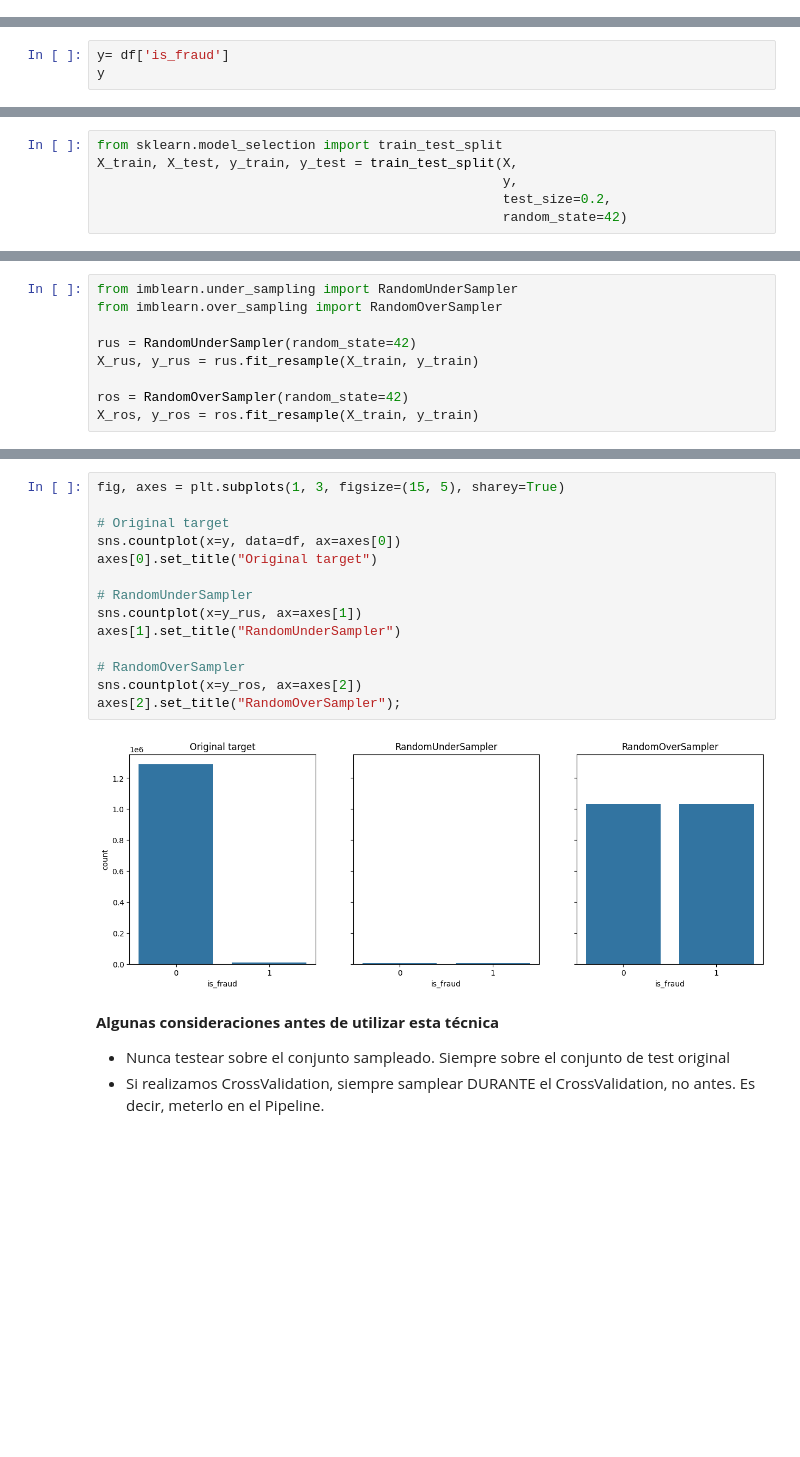
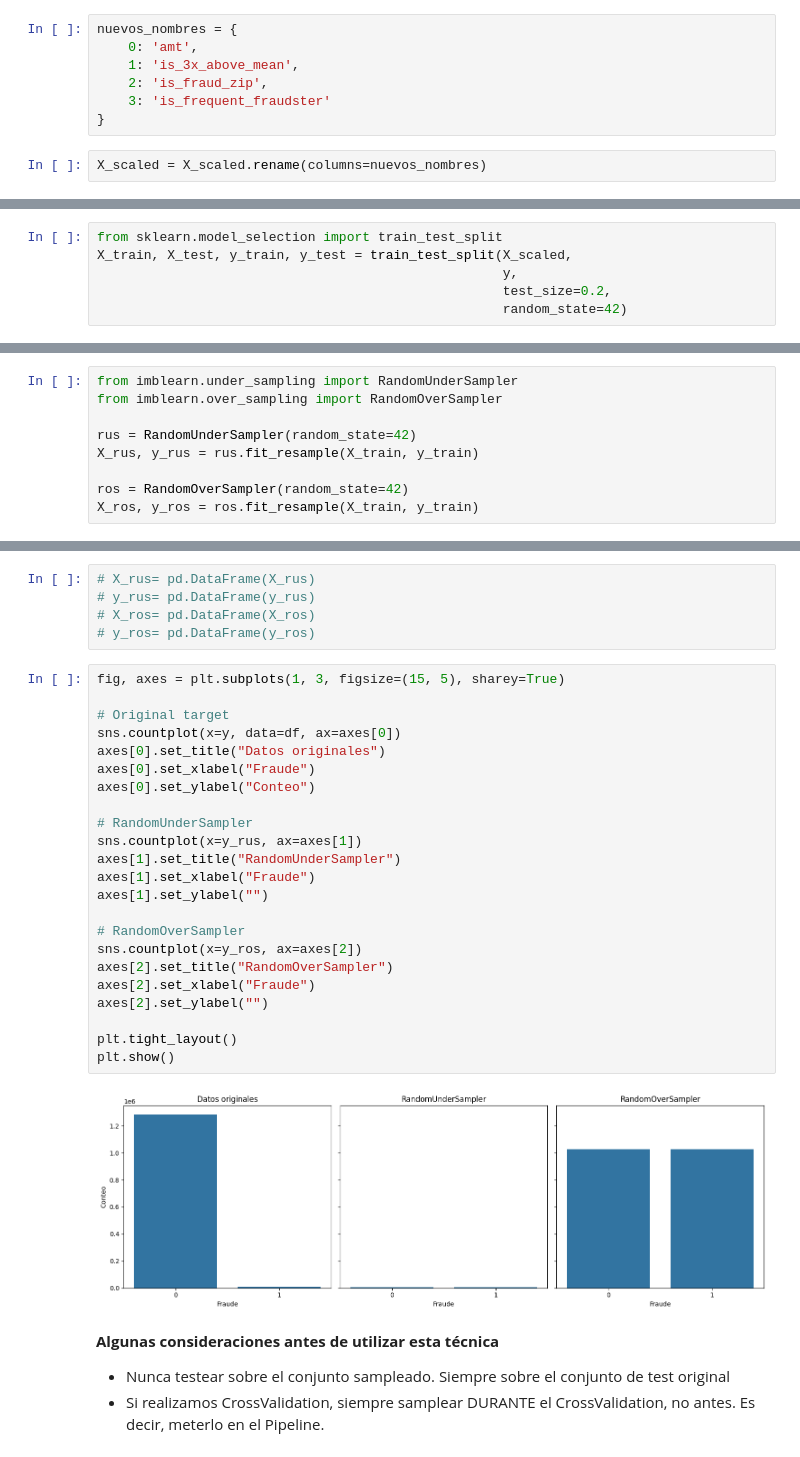
Before and after one commit to rafamd1/ENTREGA_ML, a Jupyter notebook: Proyecto ML.ipynb, the cells around one changed output, grey strips where cells are left out. Saved outputs shown, nothing was run; the diff lists cells and outputs as text; blank space fills up the shorter version.

```diff
--- a/Proyecto ML.ipynb
+++ b/Proyecto ML.ipynb
@@ -684,0 +1358,9 @@ num_cols= df.select_dtypes(include=['number'])
+# %%
+nuevos_nombres = {
+    0: 'amt',
+    1: 'is_3x_above_mean',
+    2: 'is_fraud_zip',
+    3: 'is_frequent_fraudster'
+}
+# %%
+X_scaled = X_scaled.rename(columns=nuevos_nombres)
@@ -707,3 +1384,0 @@ X = df[['amt', 'Robert_James_dummy', 'Jennifer_Scott_dummy', 'Scott_Martin_dummy
-# %%
-y= df['is_fraud']
-y
@@ -723,6 +1385,6 @@ Name: is_fraud, Length: 1296675, dtype: int64
 # %%
 from sklearn.model_selection import train_test_split
-X_train, X_test, y_train, y_test = train_test_split(X,
+X_train, X_test, y_train, y_test = train_test_split(X_scaled,
                                                     y,
                                                     test_size=0.2,
                                                     random_state=42)
@@ -752,19 +1486,33 @@ X_ros, y_ros = ros.fit_resample(X_train, y_train)
+# %%
+# X_rus= pd.DataFrame(X_rus)
+# y_rus= pd.DataFrame(y_rus)
+# X_ros= pd.DataFrame(X_ros)
+# y_ros= pd.DataFrame(y_ros)
 # %%
 fig, axes = plt.subplots(1, 3, figsize=(15, 5), sharey=True)
 
 # Original target
 sns.countplot(x=y, data=df, ax=axes[0])
-axes[0].set_title("Original target")
+axes[0].set_title("Datos originales")
+axes[0].set_xlabel("Fraude")
+axes[0].set_ylabel("Conteo")
 
 # RandomUnderSampler
 sns.countplot(x=y_rus, ax=axes[1])
 axes[1].set_title("RandomUnderSampler")
+axes[1].set_xlabel("Fraude")
+axes[1].set_ylabel("")
 
 # RandomOverSampler
 sns.countplot(x=y_ros, ax=axes[2])
-axes[2].set_title("RandomOverSampler");
+axes[2].set_title("RandomOverSampler")
+axes[2].set_xlabel("Fraude")
+axes[2].set_ylabel("")
+
+plt.tight_layout()
+plt.show()
 # %% [output]
-[figure, old version]
+[figure, new version]
 # %% [markdown]
 **Algunas consideraciones antes de utilizar esta técnica**
 - Nunca testear sobre el conjunto sampleado. Siempre sobre el conjunto de test original
```
Also changed, not shown: parts of 250 cells of this notebook.
